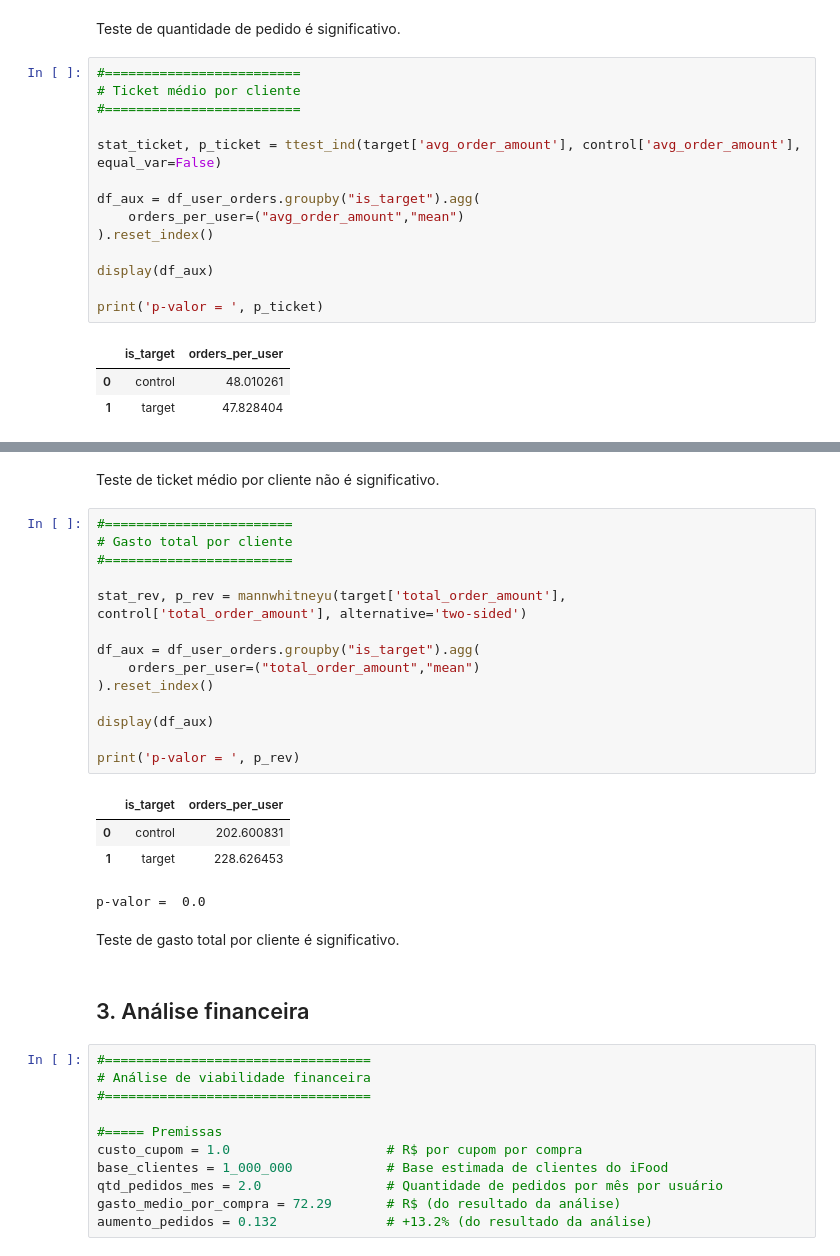
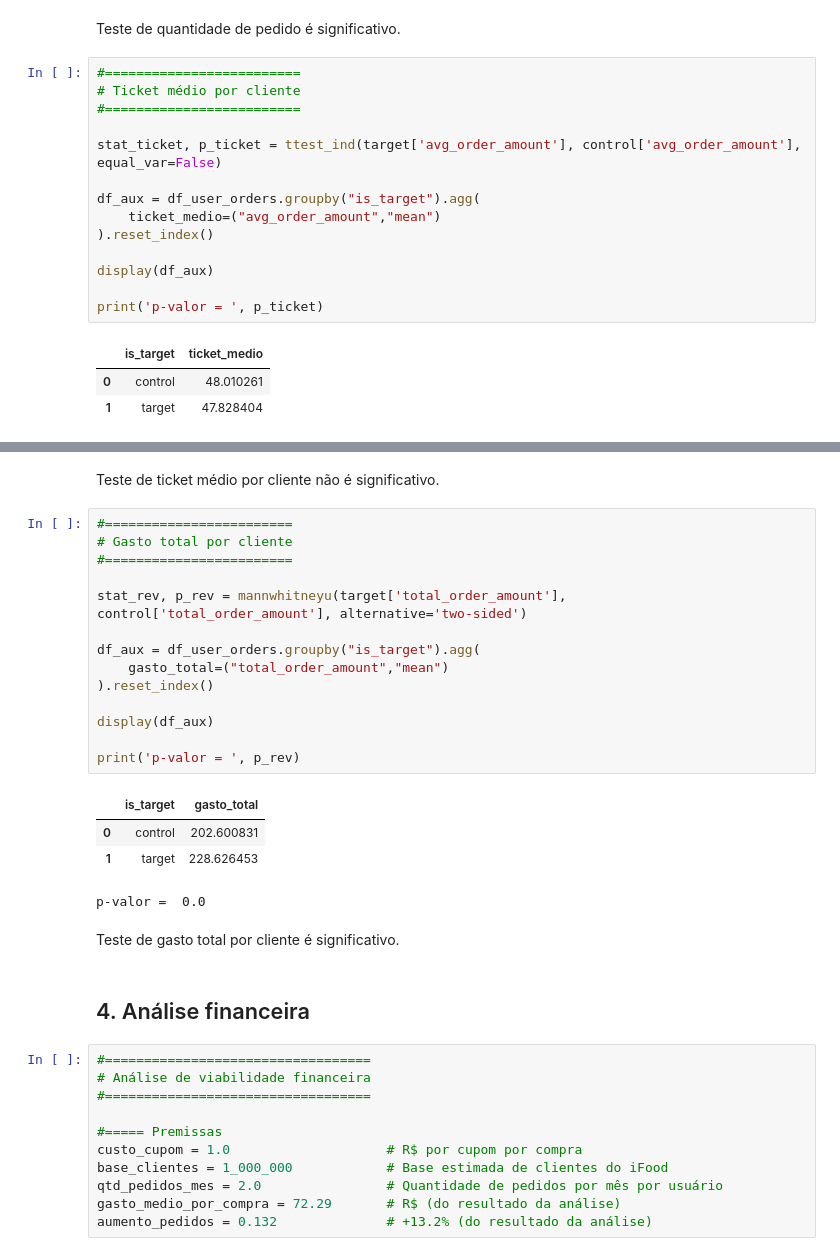
Before and after one commit to emilyara/ifood-case, a Jupyter notebook: notebook/analise_resultados.ipynb, the cells around one changed output, grey strips where cells are left out. Saved outputs shown, nothing was run; the diff lists cells and outputs as text.

```diff
--- a/notebook/analise_resultados.ipynb
+++ b/notebook/analise_resultados.ipynb
@@ -556,18 +556,18 @@ Teste de quantidade de pedido é significativo.
 # %%
 #=========================
 # Ticket médio por cliente
 #=========================
 
 stat_ticket, p_ticket = ttest_ind(target['avg_order_amount'], control['avg_order_amount'], equal_var=False)
 
 df_aux = df_user_orders.groupby("is_target").agg(
-    orders_per_user=("avg_order_amount","mean")
+    ticket_medio=("avg_order_amount","mean")
 ).reset_index()
 
 display(df_aux)
 
 print('p-valor = ', p_ticket)
 # %% [output]
-|  | is_target | orders_per_user |
+|  | is_target | ticket_medio |
 | 0 | control | 48.010261 |
 | 1 | target | 47.828404 |
@@ -582,21 +582,21 @@ Teste de ticket médio por cliente não é significativo.
 stat_rev, p_rev = mannwhitneyu(target['total_order_amount'], control['total_order_amount'], alternative='two-sided')
 
 df_aux = df_user_orders.groupby("is_target").agg(
-    orders_per_user=("total_order_amount","mean")
+    gasto_total=("total_order_amount","mean")
 ).reset_index()
 
 display(df_aux)
 
 print('p-valor = ', p_rev)
 # %% [output]
-|  | is_target | orders_per_user |
+|  | is_target | gasto_total |
 | 0 | control | 202.600831 |
 | 1 | target | 228.626453 |
 p-valor =  0.0
 # %% [markdown]
 Teste de gasto total por cliente é significativo.
 # %% [markdown]
-## 3. Análise financeira
+## 4. Análise financeira
 # %%
 #==================================
 # Análise de viabilidade financeira
```
Also changed, not shown: parts of 7 cells of this notebook, 1 other file.
